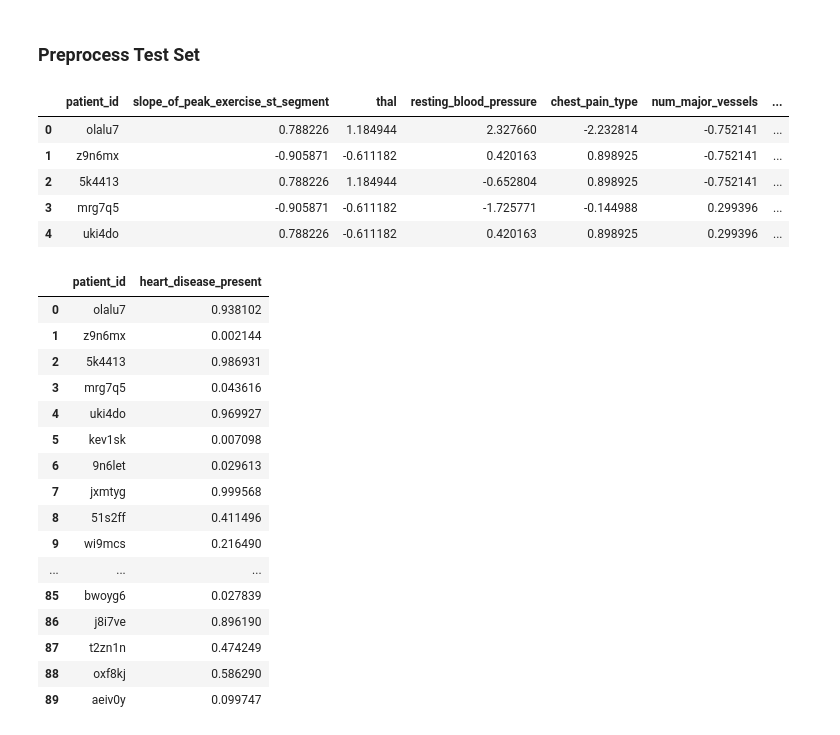
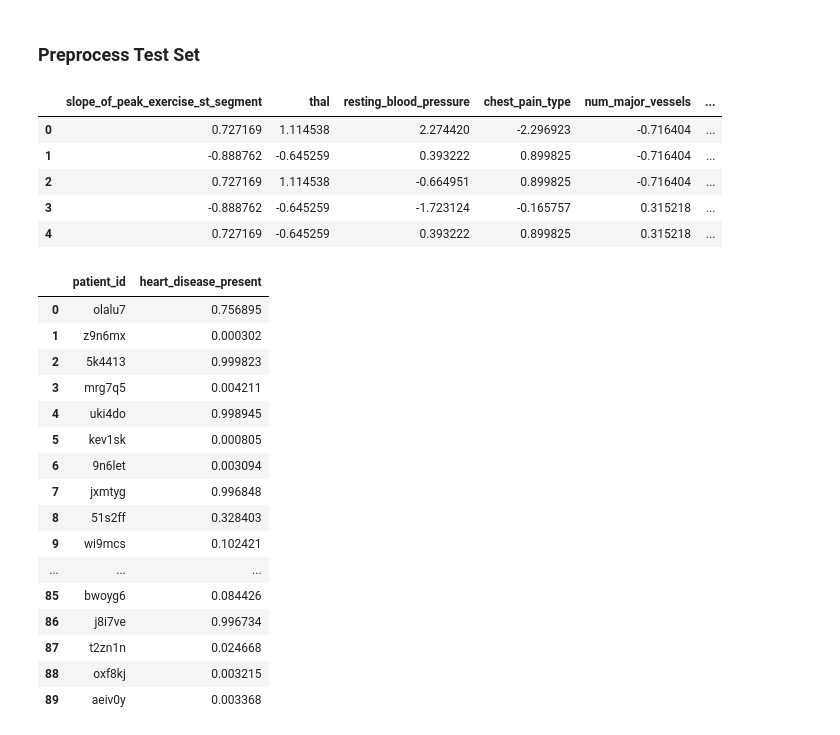
Before and after one commit to RomelioTavas/ee298, a Jupyter notebook: Project1/mlhw-mlp-with-preprocess.ipynb, the cells around one changed output. Saved outputs shown, nothing was run; the diff lists cells and outputs as text; code cells hidden in the pictures.

Commit message:
WIP: categorical embedding

```diff
--- a/Project1/mlhw-mlp-with-preprocess.ipynb
+++ b/Project1/mlhw-mlp-with-preprocess.ipynb
@@ -26,8 +28,9 @@ data["thal"] = data["thal"].astype('category')
 data["thal"] = data["thal"].cat.codes
 
 # Split dataset
-train = data.sample(frac=0.8)
-validate = data.sample(frac=0.2)
+train = data
+# train = data.sample(frac=0.8)
+# validate = data.sample(frac=0.2)
 
 xsize = train.shape[1] - 1
 ysize = 1
@@ -65,5 +70,5 @@ display(train.head())
 # %%
-# TODO: For Categorical Embeddings
+
 cat_cols = [
     'thal',
     'chest_pain_type',
@@ -76,11 +81,20 @@ cat_cols = [
 cont_cols = [
     'slope_of_peak_exercise_st_segment',
     'resting_blood_pressure',
-    'serum_cholesterol_mg_per_dl'
+    'serum_cholesterol_mg_per_dl',
     'oldpeak_eq_st_depression',
     'age',
     'max_heart_rate_achieved',
 ]
+
+
+def preproc_input(input_data):
+    input_list = []
+    for cat_col in cat_cols:
+        input_list.append(input_data[cat_col].values)
+
+    input_list.append(input_data[cont_cols].values)
+    return input_list
 # %% [markdown]
 ## Define Model
 # %%
@@ -204,23 +231,25 @@ Saved trained model at /home/bong/Projects/ee298/Project1/saved_models/mlhw-mlp-
 # %%
 test = pd.read_csv('dataset/test_values.csv')
 
 # Convert string values to integers
 test["thal"] = test["thal"].astype('category')
 test["thal"] = test["thal"].cat.codes
 
 # Whiten test set
 test[cols] = (test[cols] - train_mean) / train_std
 
-display(test.head())
+display(test[cols].head())
+
+x_test = preproc_input(test[cols])
 # %% [output]
-|  | patient_id | slope_of_peak_exercise_st_segment | thal | resting_blood_pressure | chest_pain_type | num_major_vessels | ... |
-| 0 | olalu7 | 0.788226 | 1.184944 | 2.327660 | -2.232814 | -0.752141 | ... |
-| 1 | z9n6mx | -0.905871 | -0.611182 | 0.420163 | 0.898925 | -0.752141 | ... |
-| 2 | 5k4413 | 0.788226 | 1.184944 | -0.652804 | 0.898925 | -0.752141 | ... |
-| 3 | mrg7q5 | -0.905871 | -0.611182 | -1.725771 | -0.144988 | 0.299396 | ... |
-| 4 | uki4do | 0.788226 | -0.611182 | 0.420163 | 0.898925 | 0.299396 | ... |
+|  | slope_of_peak_exercise_st_segment | thal | resting_blood_pressure | chest_pain_type | num_major_vessels | ... |
+| 0 | 0.727169 | 1.114538 | 2.274420 | -2.296923 | -0.716404 | ... |
+| 1 | -0.888762 | -0.645259 | 0.393222 | 0.899825 | -0.716404 | ... |
+| 2 | 0.727169 | 1.114538 | -0.664951 | 0.899825 | -0.716404 | ... |
+| 3 | -0.888762 | -0.645259 | -1.723124 | -0.165757 | 0.315218 | ... |
+| 4 | 0.727169 | -0.645259 | 0.393222 | 0.899825 | 0.315218 | ... |
 # %%
-predictions = model.predict(test[cols].values)
+predictions = model.predict(x_test)
 
 output = pd.DataFrame({
     'patient_id': test['patient_id'],
@@ -237,19 +266,19 @@ output_file = output_dir + '/' + experiment_name + '-' + 'out.csv'
 output.to_csv(output_file, index=False)
 # %% [output]
 |  | patient_id | heart_disease_present |
-| 0 | olalu7 | 0.938102 |
-| 1 | z9n6mx | 0.002144 |
-| 2 | 5k4413 | 0.986931 |
-| 3 | mrg7q5 | 0.043616 |
-| 4 | uki4do | 0.969927 |
-| 5 | kev1sk | 0.007098 |
-| 6 | 9n6let | 0.029613 |
-| 7 | jxmtyg | 0.999568 |
-| 8 | 51s2ff | 0.411496 |
-| 9 | wi9mcs | 0.216490 |
+| 0 | olalu7 | 0.756895 |
+| 1 | z9n6mx | 0.000302 |
+| 2 | 5k4413 | 0.999823 |
+| 3 | mrg7q5 | 0.004211 |
+| 4 | uki4do | 0.998945 |
+| 5 | kev1sk | 0.000805 |
+| 6 | 9n6let | 0.003094 |
+| 7 | jxmtyg | 0.996848 |
+| 8 | 51s2ff | 0.328403 |
+| 9 | wi9mcs | 0.102421 |
 | ... | ... | ... |
-| 85 | bwoyg6 | 0.027839 |
-| 86 | j8i7ve | 0.896190 |
-| 87 | t2zn1n | 0.474249 |
-| 88 | oxf8kj | 0.586290 |
-| 89 | aeiv0y | 0.099747 |
+| 85 | bwoyg6 | 0.084426 |
+| 86 | j8i7ve | 0.996734 |
+| 87 | t2zn1n | 0.024668 |
+| 88 | oxf8kj | 0.003215 |
+| 89 | aeiv0y | 0.003368 |
```
Also changed, not shown: parts of 6 cells of this notebook.
